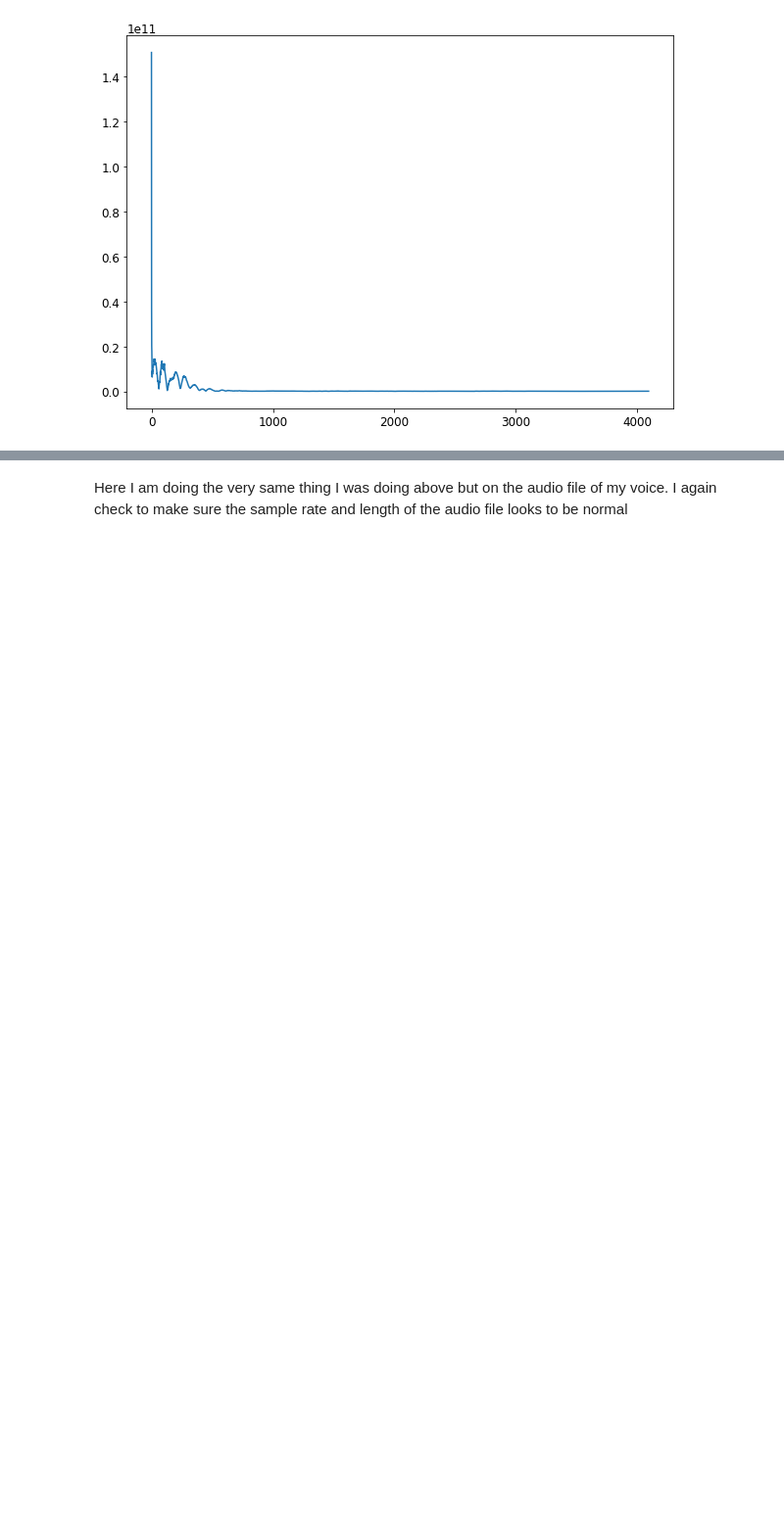
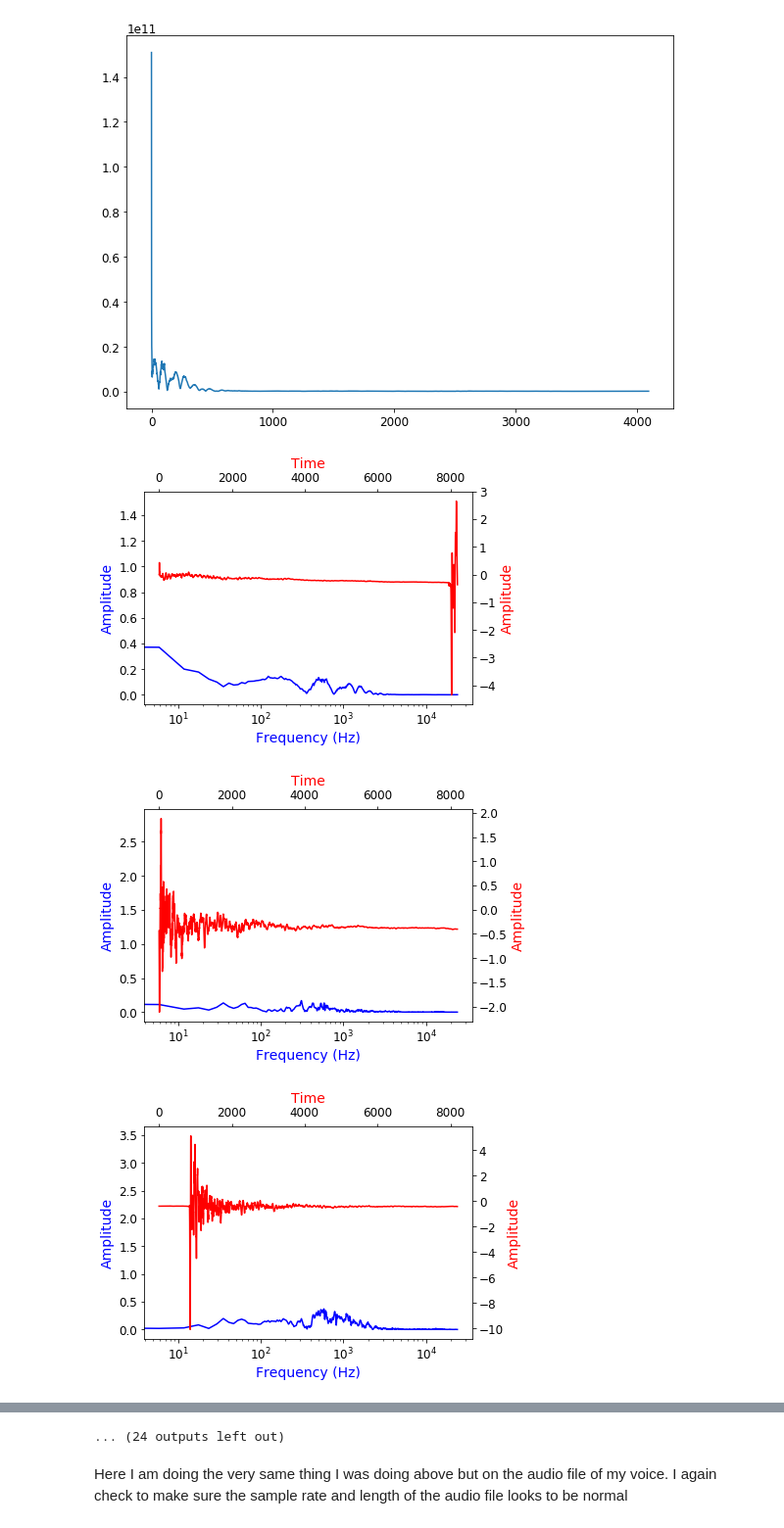
Before and after one commit to ThibaultHuyet/data_parsing, a Jupyter notebook: Notebooks/Audio.ipynb, the cells around one changed output, grey strips where cells are left out. Shown at 98% size. Drawn from its saved outputs; the diff is of its cells as text; code cells hidden in the pictures; blank space fills up the shorter version.

Commit message:
Added more fft stuff to the knocking Audio signal

```diff
--- a/Notebooks/Audio.ipynb
+++ b/Notebooks/Audio.ipynb
@@ -47,12 +59,60 @@ plt.show()
 # %% [markdown]
 And here, I apply a fft to the first 8192 samples of the audio file.
 # %%
-yFreq = np.fft.fft(data[:8191])
+yFreq = np.fft.fft(data[:8192])
 
 d = int(len(yFreq)/2)
 
 plt.figure(figsize=(10,7))
-plt.plot(abs(yFreq[:d - 1]))
+plt.plot(abs(yFreq[:d]))
 plt.show()
 # %% [output]
 [figure]
+# %%
+# Following 3 lines just do the math behind the Frequency bin sizes
+fftX = np.arange(0, 8192 /2)
+bin_reso = (rate / 2) / ( 8192 / 2)
+
+fft_reso = fftX * bin_reso
+
+# Time in the following graphs iwll just be an abstract sense of time
+# The actual time in each data point is in the order pf e-05
+# Didn't want to bother with that
+time = np.arange(0, 8192)
+
+bin_start = 0
+bin_end = 8192
+
+while bin_end + 8192 < len(data):
+
+    # Actual math being done
+    yFreq = np.fft.fft(data[bin_start:bin_end])
+    d = int(len(yFreq) / 2)
+
+    # All of the following code is graphing
+    fig = plt.figure()
+    ax = fig.add_subplot(111, label = "FFT")
+    ax2 = fig.add_subplot(111, label = "Audio", frame_on = False) # if frame_on is set to true, the first subplot does not show
+
+    ax.plot(fft_reso[:d], abs(yFreq[:d]) / 1e11, color = 'b') # Dividing y values by 1e11 because it adds clutter to graph
+    ax.set_xlabel('Frequency (Hz)', color = 'b')
+    ax.set_ylabel('Amplitude', color = 'b')
+    ax.set_xscale('log')
+
+    ax2.plot(time, data[bin_start:bin_end] / 1e8, 'r') # Dividing y values to remove clutter again
+    ax2.xaxis.tick_top()
+    ax2.yaxis.tick_right()
+    ax2.set_xlabel('Time', color="r")
+    ax2.set_ylabel('Amplitude', color="r")
+    ax2.xaxis.set_label_position('top')
+    ax2.yaxis.set_label_position('right')
+
+    plt.show()
+
+    # Increment the data I will be sampling
+    bin_start += 8192
+    bin_end += 8192
+# %% [output]
+[figure, added]
+[figure, added]
+[figure, added]
@@ -59,3 +128,4 @@ plt.show()
+... (24 outputs left out)
 # %% [markdown]
 Here I am doing the very same thing I was doing above but on the audio file of my voice. I again check to make sure the sample rate and length of the audio file looks to be normal
 # %%
```
Also changed, not shown: parts of 9 cells of this notebook.
